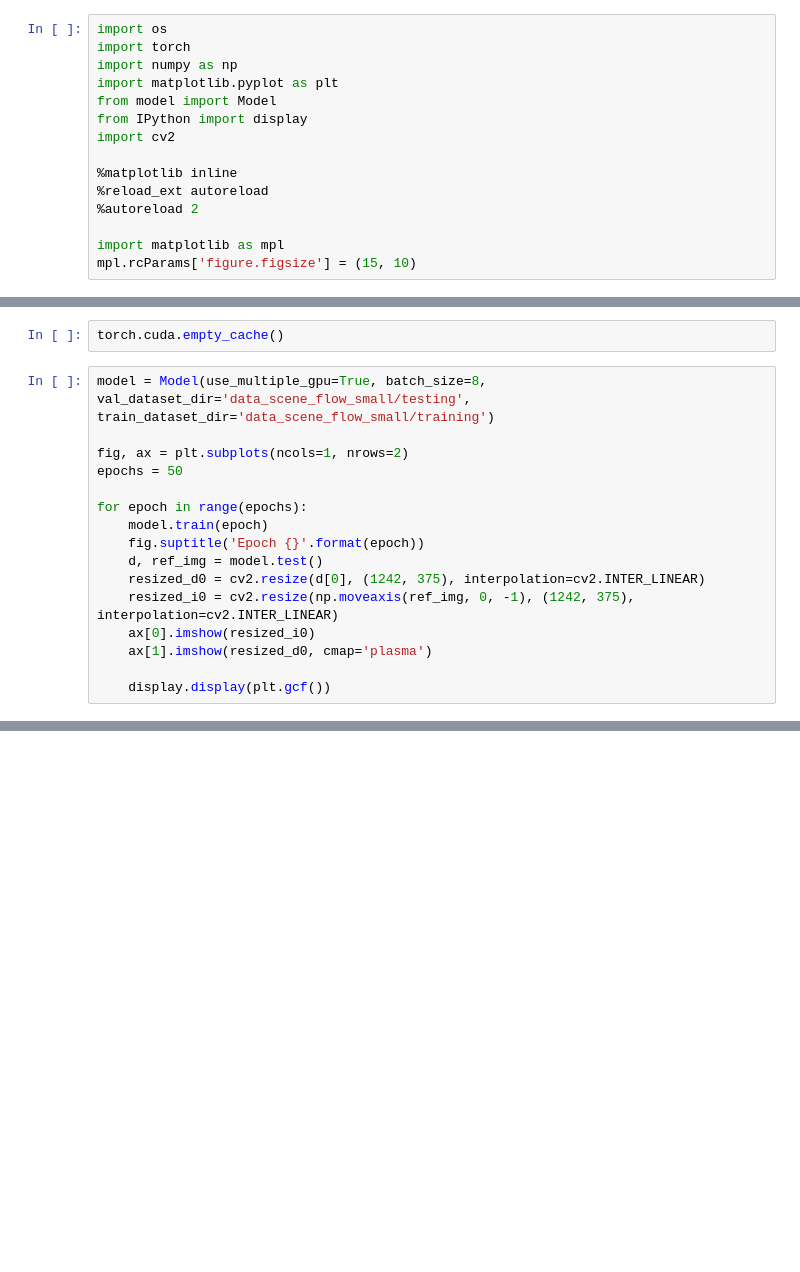
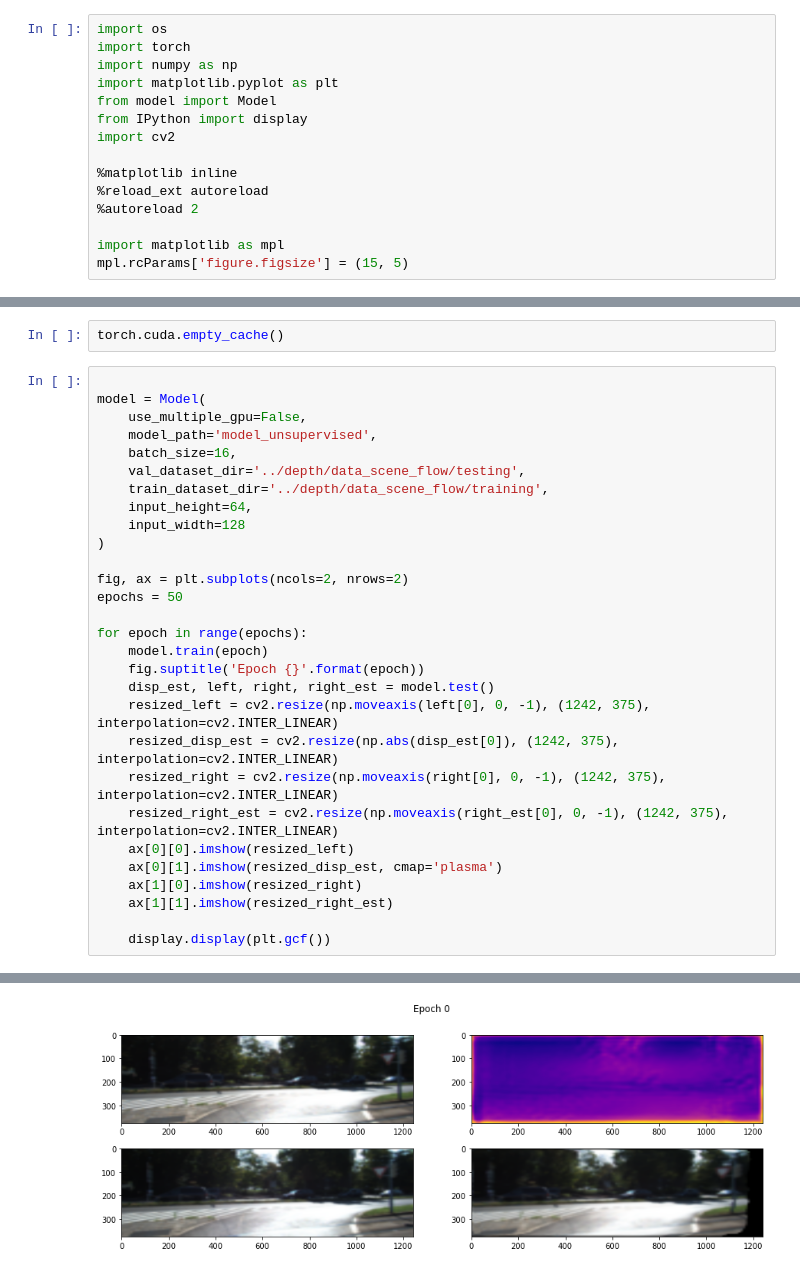
Before and after one commit to zrlu/lr-semi-depth, a Jupyter notebook: train.ipynb, the cells around one changed output, grey strips where cells are left out. Cells and saved outputs as stored; diff of their text form; blank space fills up the shorter version.

```diff
--- a/train.ipynb
+++ b/train.ipynb
@@ -12,6 +12,6 @@ import cv2
 %autoreload 2
 
 import matplotlib as mpl
-mpl.rcParams['figure.figsize'] = (15, 10)
+mpl.rcParams['figure.figsize'] = (15, 5)
 # %%
 torch.cuda.is_available()
@@ -18,19 +20,32 @@ torch.cuda.is_available()
 # %%
 torch.cuda.empty_cache()
 # %%
-model = Model(use_multiple_gpu=True, batch_size=8, val_dataset_dir='data_scene_flow_small/testing', train_dataset_dir='data_scene_flow_small/training')
 
-fig, ax = plt.subplots(ncols=1, nrows=2)
+model = Model(
+    use_multiple_gpu=False,
+    model_path='model_unsupervised',
+    batch_size=16,
+    val_dataset_dir='../depth/data_scene_flow/testing',
+    train_dataset_dir='../depth/data_scene_flow/training',
+    input_height=64,
+    input_width=128
+)
+
+fig, ax = plt.subplots(ncols=2, nrows=2)
 epochs = 50
 
 for epoch in range(epochs):
     model.train(epoch)
     fig.suptitle('Epoch {}'.format(epoch))
-    d, ref_img = model.test()
-    resized_d0 = cv2.resize(d[0], (1242, 375), interpolation=cv2.INTER_LINEAR)
-    resized_i0 = cv2.resize(np.moveaxis(ref_img, 0, -1), (1242, 375), interpolation=cv2.INTER_LINEAR)
-    ax[0].imshow(resized_i0)
-    ax[1].imshow(resized_d0, cmap='plasma')
+    disp_est, left, right, right_est = model.test()
+    resized_left = cv2.resize(np.moveaxis(left[0], 0, -1), (1242, 375), interpolation=cv2.INTER_LINEAR)
+    resized_disp_est = cv2.resize(np.abs(disp_est[0]), (1242, 375), interpolation=cv2.INTER_LINEAR)
+    resized_right = cv2.resize(np.moveaxis(right[0], 0, -1), (1242, 375), interpolation=cv2.INTER_LINEAR)
+    resized_right_est = cv2.resize(np.moveaxis(right_est[0], 0, -1), (1242, 375), interpolation=cv2.INTER_LINEAR)
+    ax[0][0].imshow(resized_left)
+    ax[0][1].imshow(resized_disp_est, cmap='plasma')
+    ax[1][0].imshow(resized_right)
+    ax[1][1].imshow(resized_right_est)
 
     display.display(plt.gcf())
 # %% [output]
@@ -40,0 +56 @@ http://www.nvidia.com/Download/index.aspx
+[figure, added]
```
Also changed, not shown: parts of 3 cells of this notebook, 9 other files.
